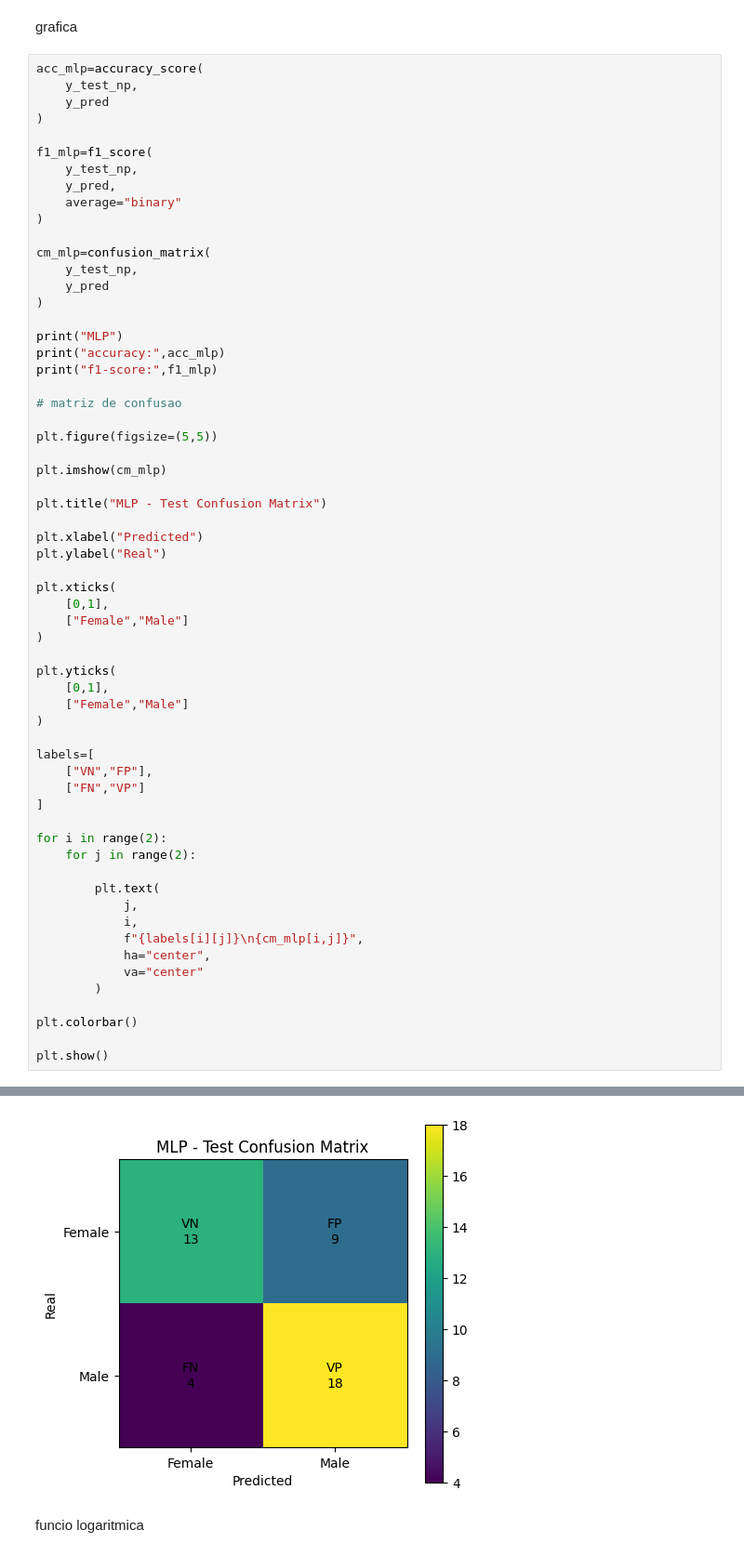
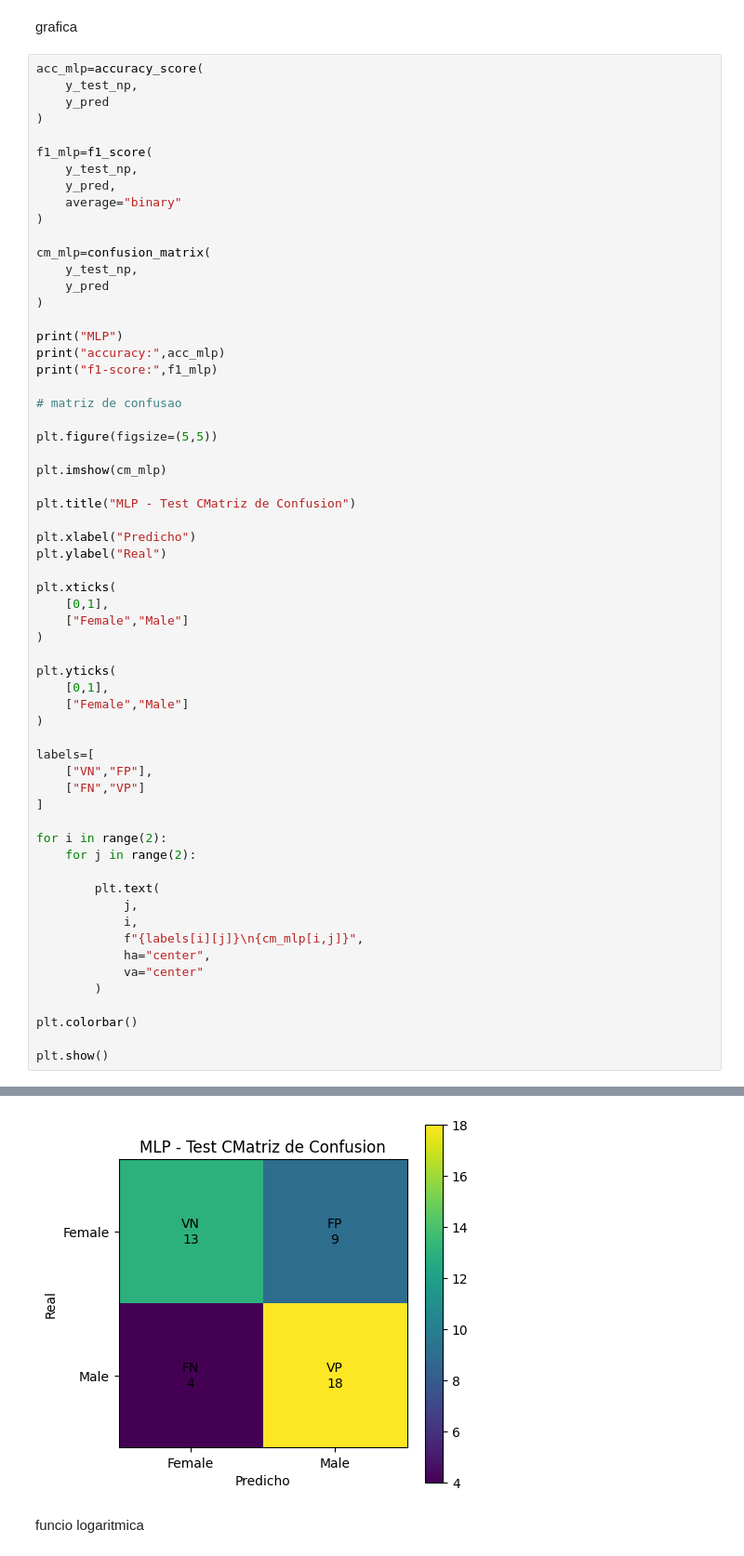
Before and after one commit to Gibonn24/Fundamentos-de-sistemas-Electr-nicos, a Jupyter notebook: ex_entrega_avaliacao_2026/ex_entrega_avaliacao_2026.ipynb, the cells around one changed output, grey strips where cells are left out. Shown at 93% size. Saved outputs shown, nothing was run; the diff lists cells and outputs as text.

```diff
--- a/ex_entrega_avaliacao_2026/ex_entrega_avaliacao_2026.ipynb
+++ b/ex_entrega_avaliacao_2026/ex_entrega_avaliacao_2026.ipynb
@@ -516,9 +516,9 @@ plt.figure(figsize=(5,5))
 
 plt.imshow(cm_mlp)
 
-plt.title("MLP - Test Confusion Matrix")
+plt.title("MLP - Test CMatriz de Confusion")
 
-plt.xlabel("Predicted")
+plt.xlabel("Predicho")
 plt.ylabel("Real")
 
 plt.xticks(
@@ -527,34 +527,34 @@ plt.xticks(
 )
 
 plt.yticks(
     [0,1],
     ["Female","Male"]
 )
 
 labels=[
     ["VN","FP"],
     ["FN","VP"]
 ]
 
 for i in range(2):
     for j in range(2):
 
         plt.text(
             j,
             i,
             f"{labels[i][j]}\n{cm_mlp[i,j]}",
             ha="center",
             va="center"
         )
 
 plt.colorbar()
 
 plt.show()
 # %% [output]
 MLP
 accuracy: 0.7045454545454546
 f1-score: 0.7346938775510204
-[figure, old version]
+[figure, new version]
 # %% [markdown]
 funcio logaritmica
 # %%
```
Also changed, not shown: parts of 3 cells of this notebook.
